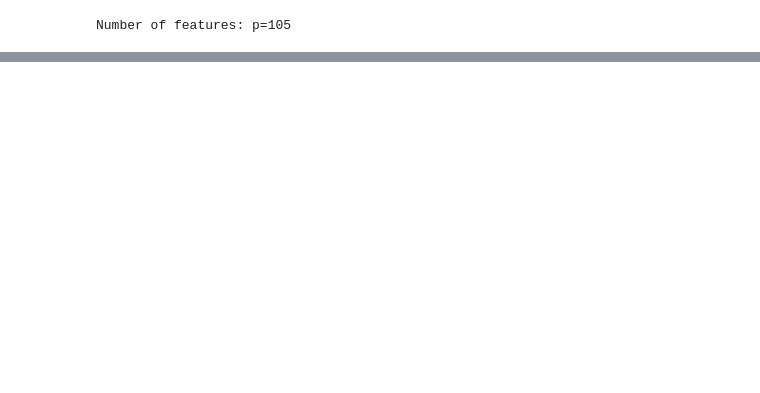
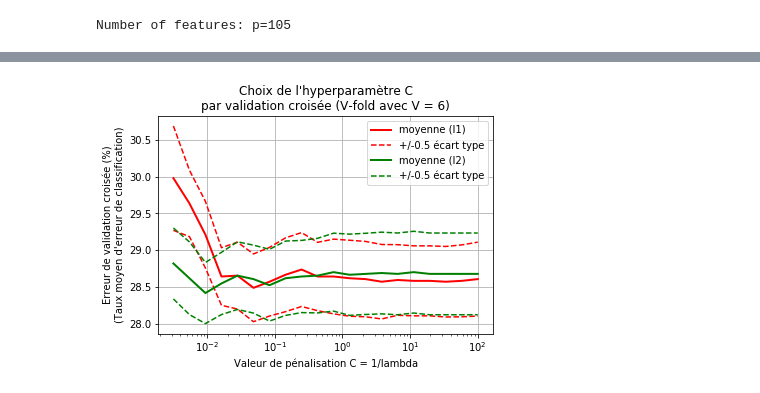
Before and after one commit to Greg131/Felix, a Jupyter notebook: Baseline Model.ipynb, the cells around one changed output, grey strips where cells are left out. Saved outputs shown, nothing was run; the diff lists cells and outputs as text; code cells hidden in the pictures; blank space fills up the shorter version.

```diff
--- a/Baseline Model.ipynb
+++ b/Baseline Model.ipynb
@@ -976,0 +611,11 @@ Pénalisation l2, valeur optimale : C = 100.0000
+# %%
+startTime = time.time()
+n_features_to_select = 20
+step = 0.05
+clf = LogisticRegression(C=1,
+                         penalty='l1',
+                         class_weight='balanced',
+                         random_state=42)
+selector = RFE(estimator=clf, n_features_to_select=n_features_to_select, step=step)
+selector.fit(X_train, y_train)
+print(f"Optimal support of size {n_features_to_select} found in {time.time() - startTime:0.1f} s")
@@ -976,0 +624,5 @@ Pénalisation l2, valeur optimale : C = 100.0000
+# %%
+small_mask = selector.support_.copy()
+X_train = X_train[:,small_mask]
+X_test = X_test[:,small_mask]
+print(f"Number of features: p={X_train.shape[1]}")
@@ -976,0 +642,68 @@ Pénalisation l2, valeur optimale : C = 100.0000
+# %%
+nb_value = 20 # Nombre de valeurs testées pour l'hyperparamètre
+mean_score_l1 = np.zeros(nb_value)
+mean_score_l2 = np.zeros(nb_value)
+C_log = np.logspace(-2.5,2,nb_value)
+cv = 6 # V-fold, nombre de fold
+
+mean_score_l1 = np.empty(nb_value)
+std_scores_l1 = np.empty(nb_value)
+
+mean_score_l2 = np.empty(nb_value)
+std_scores_l2 = np.empty(nb_value)
+
+np.random.seed(seed=42)
+
+startTime = time.time()
+
+for i, C in enumerate(C_log):
+    clf = LogisticRegression(C=C, penalty='l1',
+                             tol=0.01, random_state=42,
+                             class_weight='balanced')
+    mean_score_l1[i] = 100*np.mean(1-cross_val_score(clf,
+                                                     X_train,
+                                                     y_train,
+                                                     cv=cv,
+                                                     scoring='accuracy'))
+    std_scores_l1[i] = 100*np.std(1-cross_val_score(clf,
+                                                    X_train,
+                                                    y_train,
+                                                    cv=cv,
+                                                    scoring='accuracy'))
+
+
+for i, C in enumerate(C_log):
+    clf = LogisticRegression(C=C, penalty='l2', tol=0.01, random_state=42, class_weight='balanced')
+    mean_score_l2[i] = 100*np.mean(1-cross_val_score(clf,
+                                                     X_train,
+                                                     y_train,
+                                                     cv=cv,
+                                                     scoring='accuracy'))
+    std_scores_l2[i] = 100*np.std(1-cross_val_score(clf,
+                                                    X_train,
+                                                    y_train,
+                                                    cv=cv,
+                                                    scoring='accuracy'))
+
+plt.figure()
+plt.semilogx(C_log,mean_score_l1[:],'r',linewidth=2,label='moyenne (l1)')
+plt.semilogx(C_log,mean_score_l1[:]-0.5*std_scores_l1[:],
+             'r--', label=u'+/-0.5 écart type')
+plt.semilogx(C_log,mean_score_l1[:]+0.5*std_scores_l1[:],'r--')
+
+plt.semilogx(C_log,mean_score_l2[:],'g',linewidth=2,label='moyenne (l2)')
+plt.semilogx(C_log,mean_score_l2[:]-0.5*std_scores_l2[:], 'g--', label=u'+/-0.5 écart type')
+plt.semilogx(C_log,mean_score_l2[:]+0.5*std_scores_l2[:],'g--')
+
+plt.xlabel("Valeur de pénalisation C = 1/lambda")
+plt.ylabel(u"Erreur de validation croisée (%)\n(Taux moyen d'erreur de classification)")
+plt.title(u"Choix de l'hyperparamètre C\npar validation croisée \
+(V-fold avec V = %s)" % (cv))
+plt.legend(bbox_to_anchor=(1, 1))
+plt.grid()
+plt.show()
+print("Détermination des paramètres optimaux en %0.1f s" % (time.time() - startTime))
+print("Pénalisation l1, valeur optimale : C = %0.2f" % (C_log[np.argmin(mean_score_l1)]))
+print("Pénalisation l2, valeur optimale : C = %0.2f" % (C_log[np.argmin(mean_score_l2)]))
+# %% [output]
+[figure, added]
```
Also changed, not shown: parts of 84 cells of this notebook, 1 other file.
